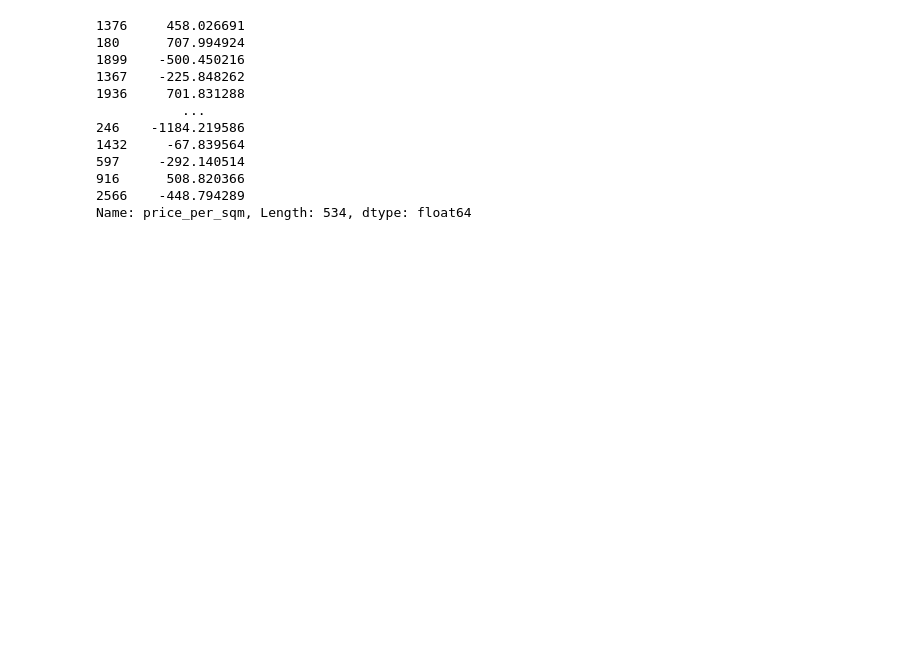
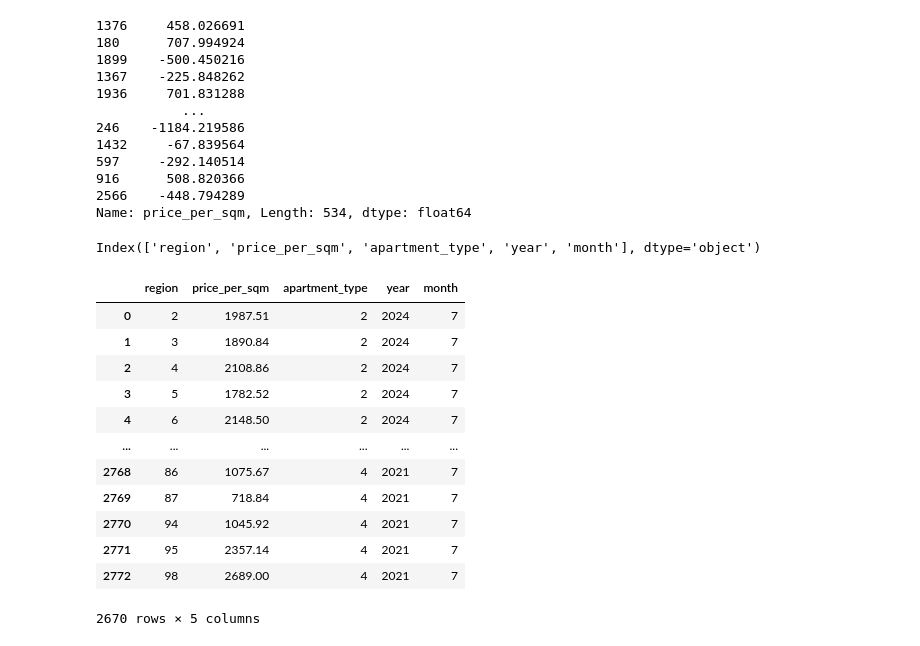
Before and after one commit to GalkaKG/Predicting-Sofia-Real-Estate-Prices, a Jupyter notebook: first_dataset_eda_and_modeling.ipynb, the cells around one changed output. Cells and saved outputs as stored; diff of their text form; code cells hidden in the pictures; blank space fills up the shorter version.

```diff
--- a/first_dataset_eda_and_modeling.ipynb
+++ b/first_dataset_eda_and_modeling.ipynb
@@ -628,3 +636,7 @@ residuals
 916      508.820366
 2566    -448.794289
 Name: price_per_sqm, Length: 534, dtype: float64
+# %%
+combined_df.columns
+# %% [output]
+Index(['region', 'price_per_sqm', 'apartment_type', 'year', 'month'], dtype='object')
@@ -630,0 +694,16 @@ Name: price_per_sqm, Length: 534, dtype: float64
+# %%
+combined_df
+# %% [output]
+|  | region | price_per_sqm | apartment_type | year | month |
+| 0 | 2 | 1987.51 | 2 | 2024 | 7 |
+| 1 | 3 | 1890.84 | 2 | 2024 | 7 |
+| 2 | 4 | 2108.86 | 2 | 2024 | 7 |
+| 3 | 5 | 1782.52 | 2 | 2024 | 7 |
+| 4 | 6 | 2148.50 | 2 | 2024 | 7 |
+| ... | ... | ... | ... | ... | ... |
+| 2768 | 86 | 1075.67 | 4 | 2021 | 7 |
+| 2769 | 87 | 718.84 | 4 | 2021 | 7 |
+| 2770 | 94 | 1045.92 | 4 | 2021 | 7 |
+| 2771 | 95 | 2357.14 | 4 | 2021 | 7 |
+| 2772 | 98 | 2689.00 | 4 | 2021 | 7 |
+2670 rows × 5 columns
```
Also changed, not shown: parts of 7 cells of this notebook.
